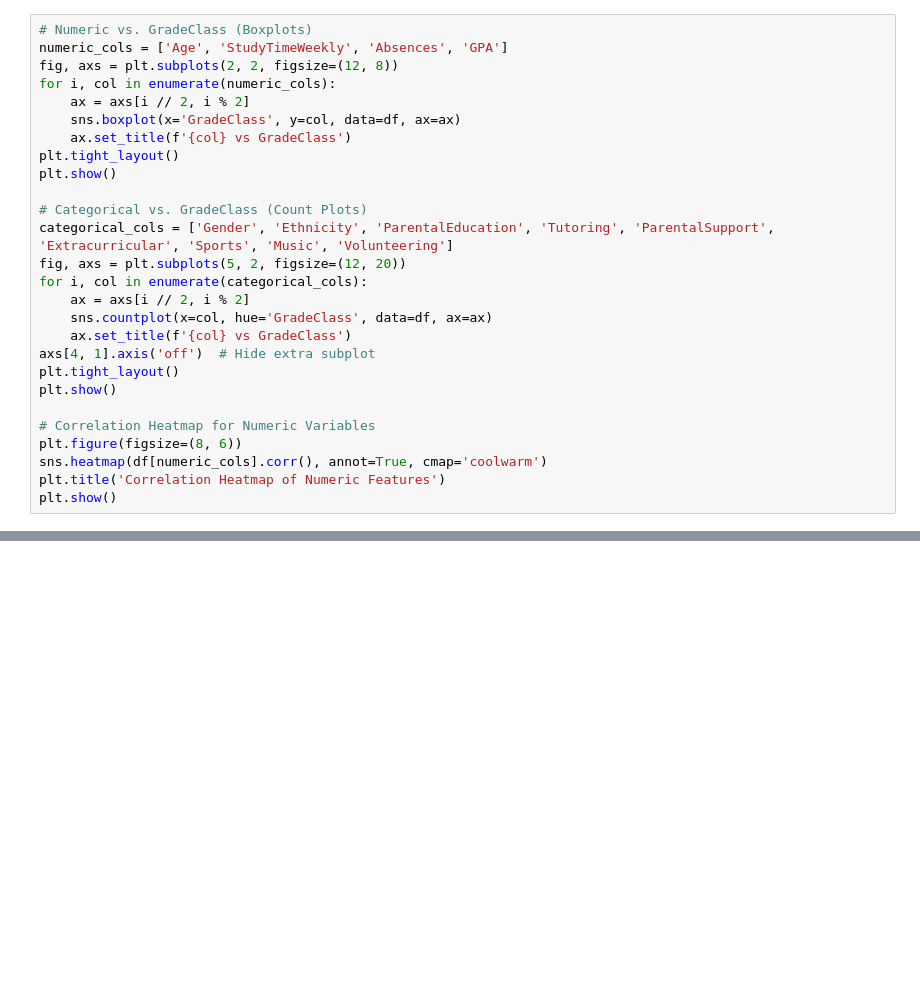
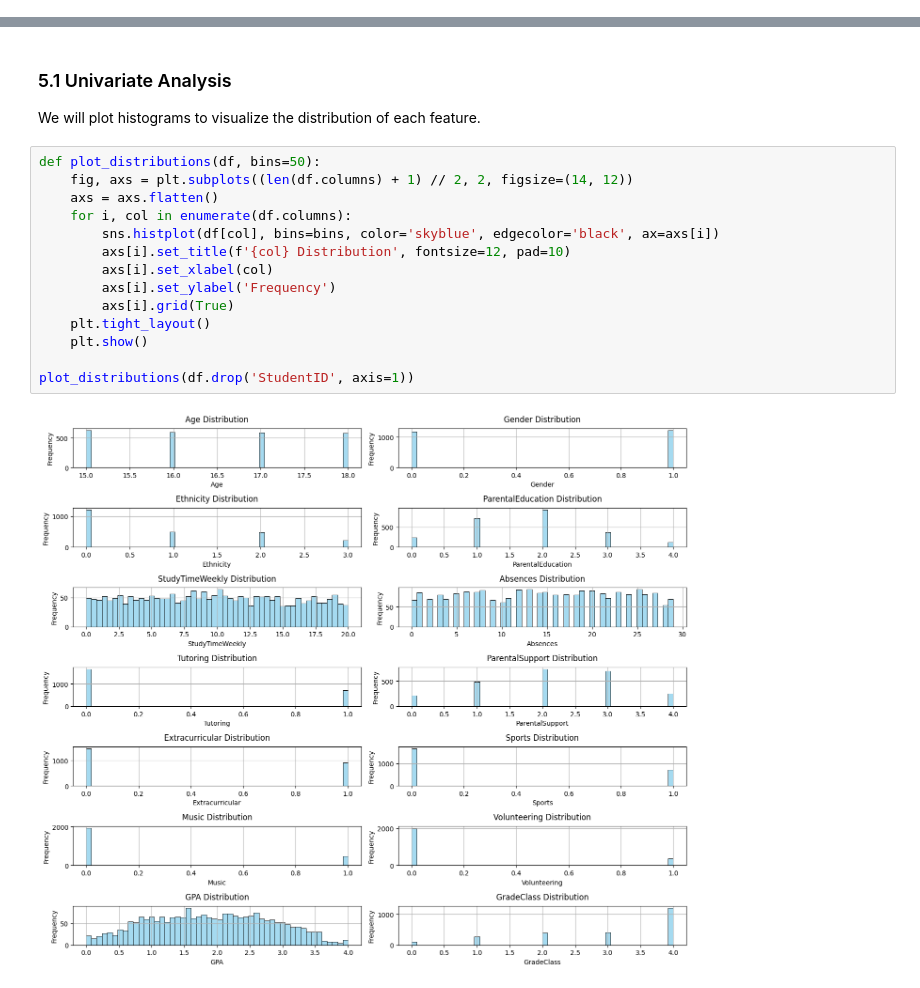
Before and after one commit to PyroNave/BrightPathAcademy, a Jupyter notebook: notebooks/main.ipynb, the cells around one changed output, grey strips where cells are left out. Cells and saved outputs as stored; diff of their text form; blank space fills up the shorter version.

```diff
--- a/notebooks/main.ipynb
+++ b/notebooks/main.ipynb
@@ -95,27 +0,0 @@ Analyze relationships between features and `GradeClass` to test hypotheses.
-# %%
-# Numeric vs. GradeClass (Boxplots)
-numeric_cols = ['Age', 'StudyTimeWeekly', 'Absences', 'GPA']
-fig, axs = plt.subplots(2, 2, figsize=(12, 8))
-for i, col in enumerate(numeric_cols):
-    ax = axs[i // 2, i % 2]
-    sns.boxplot(x='GradeClass', y=col, data=df, ax=ax)
-    ax.set_title(f'{col} vs GradeClass')
-plt.tight_layout()
-plt.show()
-
-# Categorical vs. GradeClass (Count Plots)
-categorical_cols = ['Gender', 'Ethnicity', 'ParentalEducation', 'Tutoring', 'ParentalSupport', 'Extracurricular', 'Sports', 'Music', 'Volunteering']
-fig, axs = plt.subplots(5, 2, figsize=(12, 20))
-for i, col in enumerate(categorical_cols):
-    ax = axs[i // 2, i % 2]
-    sns.countplot(x=col, hue='GradeClass', data=df, ax=ax)
-    ax.set_title(f'{col} vs GradeClass')
-axs[4, 1].axis('off')  # Hide extra subplot
-plt.tight_layout()
-plt.show()
-
-# Correlation Heatmap for Numeric Variables
-plt.figure(figsize=(8, 6))
-sns.heatmap(df[numeric_cols].corr(), annot=True, cmap='coolwarm')
-plt.title('Correlation Heatmap of Numeric Features')
-plt.show()
@@ -342,0 +143,20 @@ Using the Random Forest Regression model (with preprocessing), which achieves ~9
+# %% [markdown]
+### 5.1 Univariate Analysis
+
+We will plot histograms to visualize the distribution of each feature.
+# %%
+def plot_distributions(df, bins=50):
+    fig, axs = plt.subplots((len(df.columns) + 1) // 2, 2, figsize=(14, 12))
+    axs = axs.flatten()
+    for i, col in enumerate(df.columns):
+        sns.histplot(df[col], bins=bins, color='skyblue', edgecolor='black', ax=axs[i])
+        axs[i].set_title(f'{col} Distribution', fontsize=12, pad=10)
+        axs[i].set_xlabel(col)
+        axs[i].set_ylabel('Frequency')
+        axs[i].grid(True)
+    plt.tight_layout()
+    plt.show()
+
+plot_distributions(df.drop('StudentID', axis=1))
+# %% [output]
+[figure, added]
```
Also changed, not shown: parts of 58 cells of this notebook, 5 other files.
